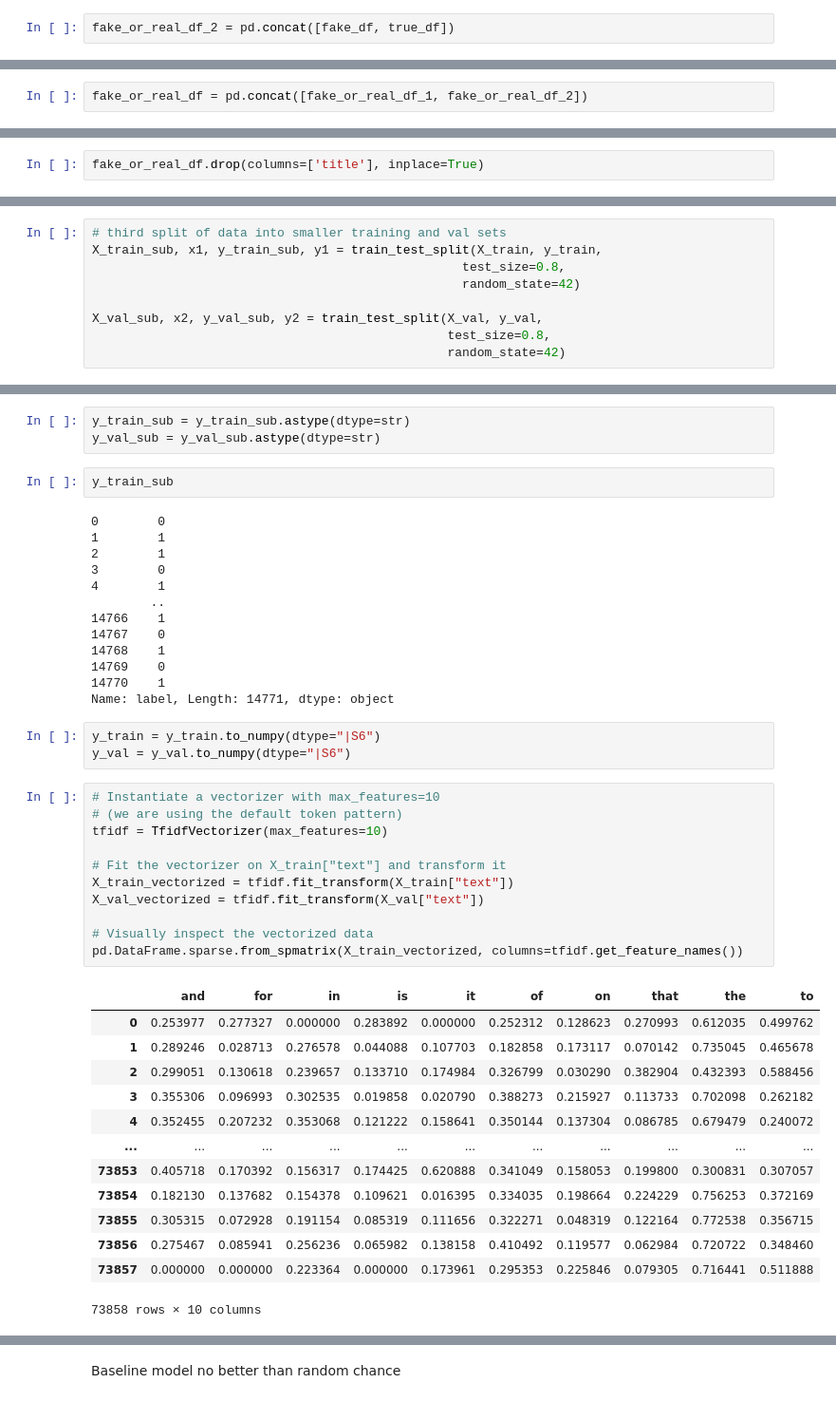
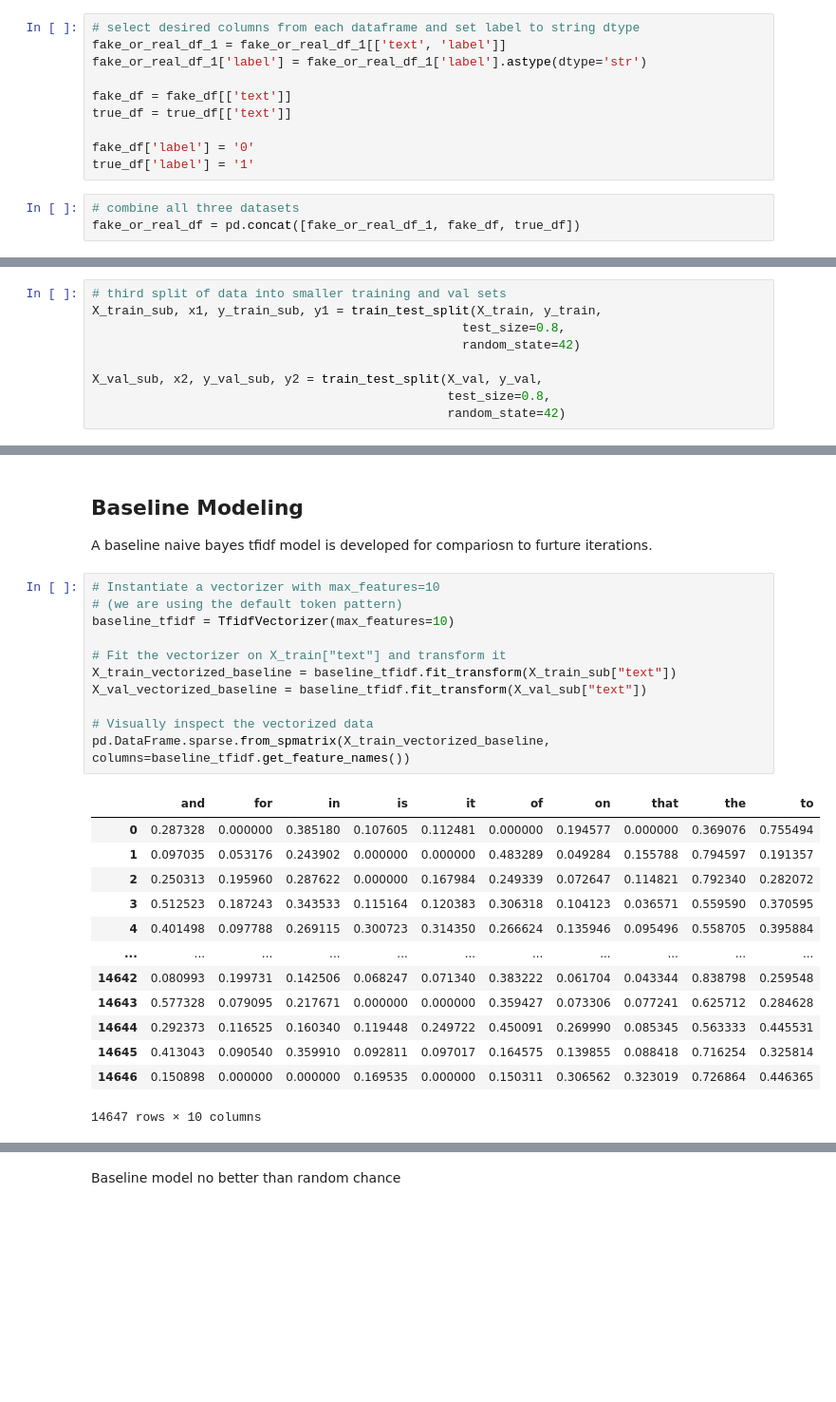
Before and after one commit to bentoler22/Phase_5_Project, a Jupyter notebook: Fake News Detection.ipynb, the cells around one changed output, grey strips where cells are left out. Shown: that part at 95% size. Drawn from its saved outputs; the diff is of its cells as text; blank space fills up the shorter version.

Commit message:
further model iteration

```diff
--- a/Fake News Detection.ipynb
+++ b/Fake News Detection.ipynb
@@ -58,2 +64,13 @@ true_df['label'] = 0
+# %%
+# select desired columns from each dataframe and set label to string dtype
+fake_or_real_df_1 = fake_or_real_df_1[['text', 'label']]
+fake_or_real_df_1['label'] = fake_or_real_df_1['label'].astype(dtype='str')
+
+fake_df = fake_df[['text']]
+true_df = true_df[['text']]
+
+fake_df['label'] = '0'
+true_df['label'] = '1'
 # %%
-fake_or_real_df_2 = pd.concat([fake_df, true_df])
+# combine all three datasets
+fake_or_real_df = pd.concat([fake_or_real_df_1, fake_df, true_df])
@@ -76,2 +76,0 @@ fake_or_real_df_2
-# %%
-fake_or_real_df = pd.concat([fake_or_real_df_1, fake_or_real_df_2])
@@ -97,2 +159,0 @@ fake_or_real_df.dropna(inplace=True)
-# %%
-fake_or_real_df.drop(columns=['title'], inplace=True)
@@ -241,46 +245,28 @@ y_val = y_val.astype(dtype=str)
-# %%
-y_train_sub = y_train_sub.astype(dtype=str)
-y_val_sub = y_val_sub.astype(dtype=str)
-# %%
-y_train_sub
-# %% [output]
-0        0
-1        1
-2        1
-3        0
-4        1
-        ..
-14766    1
-14767    0
-14768    1
-14769    0
-14770    1
-Name: label, Length: 14771, dtype: object
-# %%
-y_train = y_train.to_numpy(dtype="|S6")
-y_val = y_val.to_numpy(dtype="|S6")
+# %% [markdown]
+## Baseline Modeling
+A baseline naive bayes tfidf model is developed for compariosn to furture iterations.
 # %%
 # Instantiate a vectorizer with max_features=10
 # (we are using the default token pattern)
-tfidf = TfidfVectorizer(max_features=10)
+baseline_tfidf = TfidfVectorizer(max_features=10)
 
 # Fit the vectorizer on X_train["text"] and transform it
-X_train_vectorized = tfidf.fit_transform(X_train["text"])
-X_val_vectorized = tfidf.fit_transform(X_val["text"])
+X_train_vectorized_baseline = baseline_tfidf.fit_transform(X_train_sub["text"])
+X_val_vectorized_baseline = baseline_tfidf.fit_transform(X_val_sub["text"])
 
 # Visually inspect the vectorized data
-pd.DataFrame.sparse.from_spmatrix(X_train_vectorized, columns=tfidf.get_feature_names())
+pd.DataFrame.sparse.from_spmatrix(X_train_vectorized_baseline, columns=baseline_tfidf.get_feature_names())
 # %% [output]
 |  | and | for | in | is | it | of | on | that | the | to |
-| 0 | 0.253977 | 0.277327 | 0.000000 | 0.283892 | 0.000000 | 0.252312 | 0.128623 | 0.270993 | 0.612035 | 0.499762 |
-| 1 | 0.289246 | 0.028713 | 0.276578 | 0.044088 | 0.107703 | 0.182858 | 0.173117 | 0.070142 | 0.735045 | 0.465678 |
-| 2 | 0.299051 | 0.130618 | 0.239657 | 0.133710 | 0.174984 | 0.326799 | 0.030290 | 0.382904 | 0.432393 | 0.588456 |
-| 3 | 0.355306 | 0.096993 | 0.302535 | 0.019858 | 0.020790 | 0.388273 | 0.215927 | 0.113733 | 0.702098 | 0.262182 |
-| 4 | 0.352455 | 0.207232 | 0.353068 | 0.121222 | 0.158641 | 0.350144 | 0.137304 | 0.086785 | 0.679479 | 0.240072 |
+| 0 | 0.287328 | 0.000000 | 0.385180 | 0.107605 | 0.112481 | 0.000000 | 0.194577 | 0.000000 | 0.369076 | 0.755494 |
+| 1 | 0.097035 | 0.053176 | 0.243902 | 0.000000 | 0.000000 | 0.483289 | 0.049284 | 0.155788 | 0.794597 | 0.191357 |
+| 2 | 0.250313 | 0.195960 | 0.287622 | 0.000000 | 0.167984 | 0.249339 | 0.072647 | 0.114821 | 0.792340 | 0.282072 |
+| 3 | 0.512523 | 0.187243 | 0.343533 | 0.115164 | 0.120383 | 0.306318 | 0.104123 | 0.036571 | 0.559590 | 0.370595 |
+| 4 | 0.401498 | 0.097788 | 0.269115 | 0.300723 | 0.314350 | 0.266624 | 0.135946 | 0.095496 | 0.558705 | 0.395884 |
 | ... | ... | ... | ... | ... | ... | ... | ... | ... | ... | ... |
-| 73853 | 0.405718 | 0.170392 | 0.156317 | 0.174425 | 0.620888 | 0.341049 | 0.158053 | 0.199800 | 0.300831 | 0.307057 |
-| 73854 | 0.182130 | 0.137682 | 0.154378 | 0.109621 | 0.016395 | 0.334035 | 0.198664 | 0.224229 | 0.756253 | 0.372169 |
-| 73855 | 0.305315 | 0.072928 | 0.191154 | 0.085319 | 0.111656 | 0.322271 | 0.048319 | 0.122164 | 0.772538 | 0.356715 |
-| 73856 | 0.275467 | 0.085941 | 0.256236 | 0.065982 | 0.138158 | 0.410492 | 0.119577 | 0.062984 | 0.720722 | 0.348460 |
-| 73857 | 0.000000 | 0.000000 | 0.223364 | 0.000000 | 0.173961 | 0.295353 | 0.225846 | 0.079305 | 0.716441 | 0.511888 |
+| 14642 | 0.080993 | 0.199731 | 0.142506 | 0.068247 | 0.071340 | 0.383222 | 0.061704 | 0.043344 | 0.838798 | 0.259548 |
+| 14643 | 0.577328 | 0.079095 | 0.217671 | 0.000000 | 0.000000 | 0.359427 | 0.073306 | 0.077241 | 0.625712 | 0.284628 |
+| 14644 | 0.292373 | 0.116525 | 0.160340 | 0.119448 | 0.249722 | 0.450091 | 0.269990 | 0.085345 | 0.563333 | 0.445531 |
+| 14645 | 0.413043 | 0.090540 | 0.359910 | 0.092811 | 0.097017 | 0.164575 | 0.139855 | 0.088418 | 0.716254 | 0.325814 |
+| 14646 | 0.150898 | 0.000000 | 0.000000 | 0.169535 | 0.000000 | 0.150311 | 0.306562 | 0.323019 | 0.726864 | 0.446365 |
-73858 rows × 10 columns
+14647 rows × 10 columns
```
Also changed, not shown: parts of 105 cells of this notebook, 1 other file.
